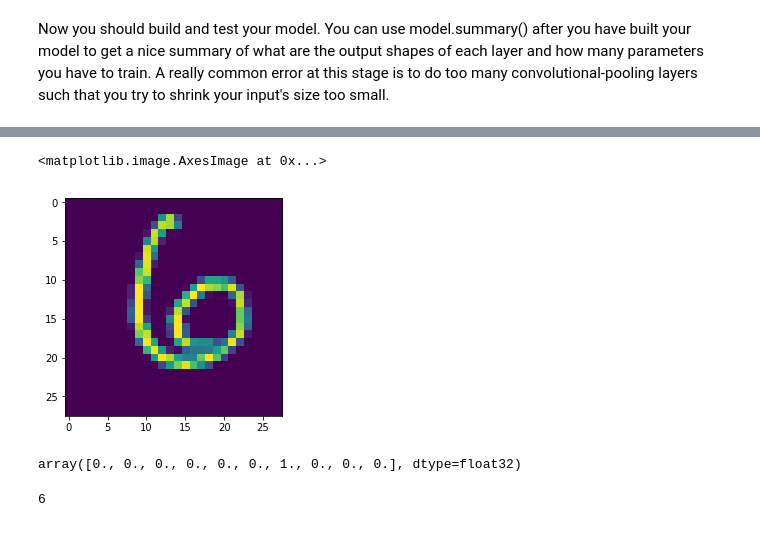
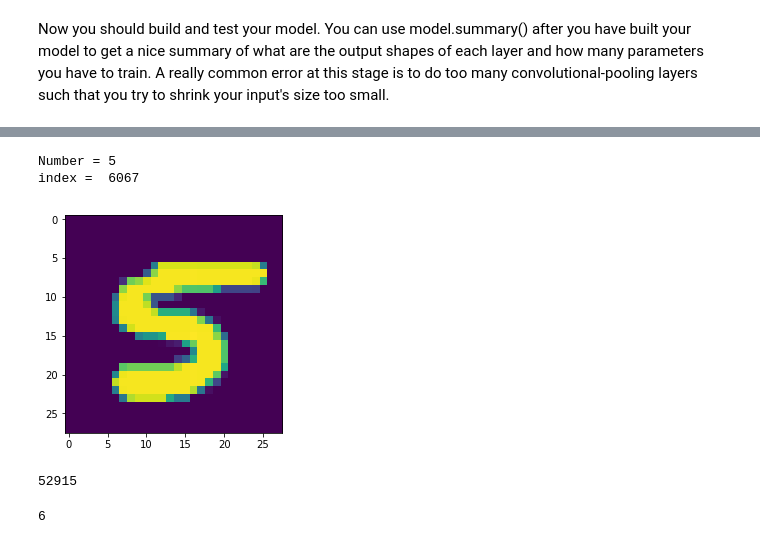
Before and after one commit to sholomellenbogen/FacialRecognitionNN, a Jupyter notebook: Session_4/IntroToCNNs.ipynb, the cells around one changed output, grey strips where cells are left out. Saved outputs shown, nothing was run; the diff lists cells and outputs as text; code cells hidden in the pictures.

```diff
--- a/Session_4/IntroToCNNs.ipynb
+++ b/Session_4/IntroToCNNs.ipynb
@@ -160,18 +163,23 @@ model.add(MaxPooling2D(pool_size=(2, 2)))
 # %%
 #second layer (convolution)
 model.add(Conv2D(32,kernel_size=(3,3),data_format="channels_last",activation='relu'))
-
+model.add(Dropout(0.2))
 #second layer (pooling)
 model.add(MaxPooling2D(pool_size=(2, 2)))
+model.add(Dropout(0.2))
 # %%
 model.add(Flatten())
 # %%
 model.add(Dense(32, activation='relu'))
+model.add(Dropout(0.2))
 model.add(Dense(32, activation='relu'))
+model.add(Dropout(0.2))
+model.add(Dense(32, activation='relu'))
+model.add(Dropout(0.2))
 model.add(Dense(10, activation='softmax'))
 # %%
-model.compile(loss='categorical_crossentropy', optimizer='sgd', metrics=['acc'])
+model.compile(loss='categorical_crossentropy', optimizer='adam', metrics=['acc'])
 # %%
-model.fit(x_train, y_train, validation_data=(x_test,y_test), epochs=10, batch_size=128)
+model.fit(x_train, y_train, validation_data=(x_test,y_test), epochs=30, batch_size=128)
 # %% [output]
 Train on 60000 samples, validate on 10000 samples
@@ -197,12 +203,19 @@ p = model.predict(x_test[np.newaxis,100,:,:,:])
-# %%
-plt.imshow(x_test[100,:,:,0])
-# %% [output]
-<matplotlib.image.AxesImage at 0x...>
-[figure, removed]
-# %%
-y_test[100]
-# %% [output]
-array([0., 0., 0., 0., 0., 0., 1., 0., 0., 0.], dtype=float32)
+# %%
+x=np.random.randint(0,9999)
+p = model.predict(x_test[np.newaxis,x,:,:,:])
+plt.imshow(x_test[x,:,:,0])
+#y_test[100]
+print("Number =",np.argmax(p))
+print("index = ",x)
+#p[0,np.argmax(p)]
+# %% [output]
+Number = 5
+index =  6067
+[figure, added]
+# %%
+np.random.randint(0,59999)
+# %% [output]
+52915
 # %%
 print(np.argmax(p))
 p[0,np.argmax(p)]
```
Also changed, not shown: parts of 6 cells of this notebook, 2 other files.
